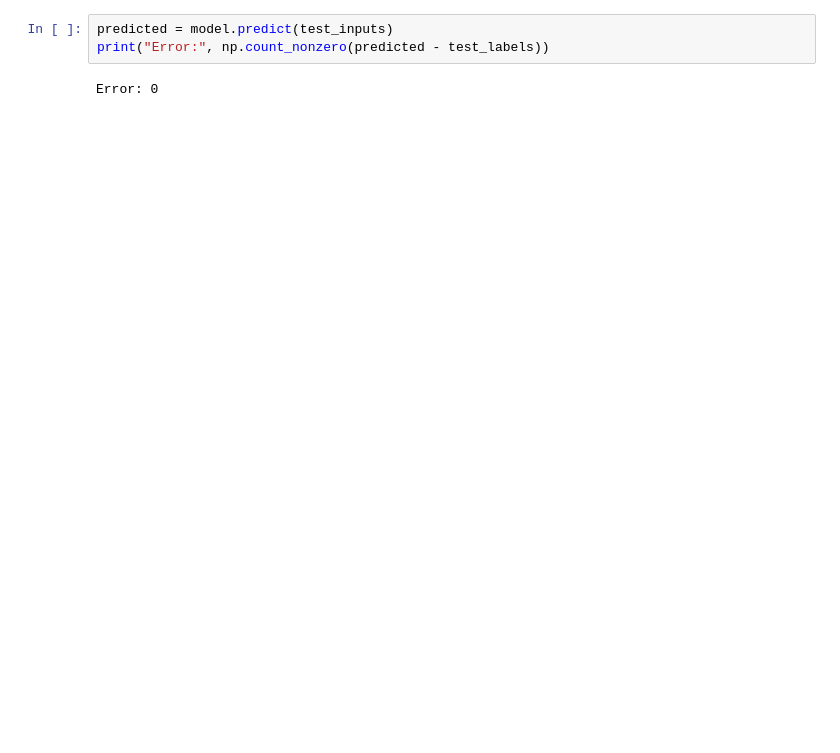
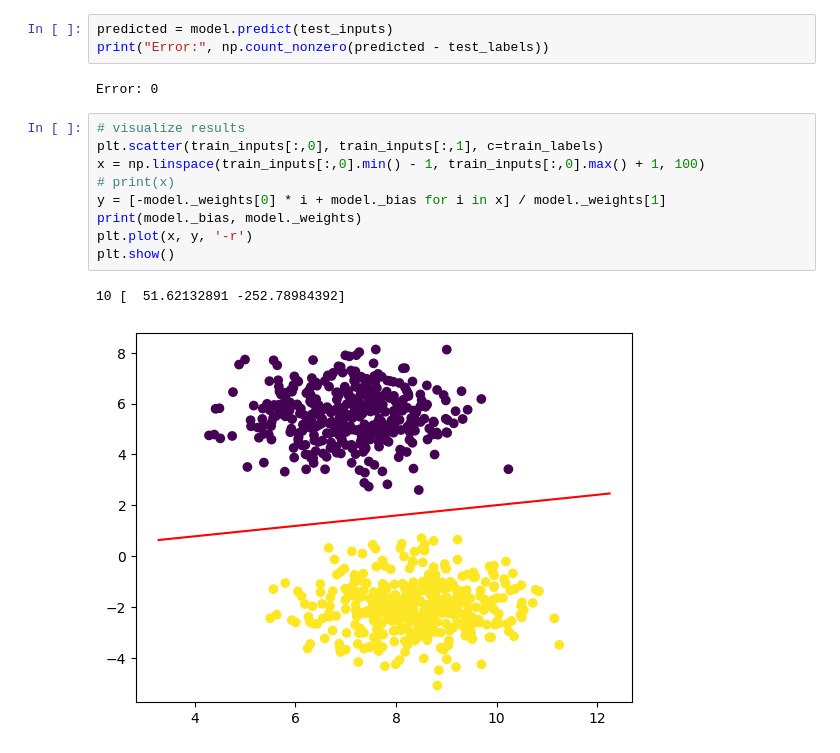
Before and after one commit to amirhosseinttt/perceptron, a Jupyter notebook: Q2.ipynb, the cells around one changed output. Drawn from its saved outputs; the diff is of its cells as text; blank space fills up the shorter version.

```diff
--- a/Q2.ipynb
+++ b/Q2.ipynb
@@ -73,3 +71,15 @@ predicted = model.predict(test_inputs)
 print("Error:", np.count_nonzero(predicted - test_labels))
 # %% [output]
 Error: 0
+# %%
+# visualize results
+plt.scatter(train_inputs[:,0], train_inputs[:,1], c=train_labels)
+x = np.linspace(train_inputs[:,0].min() - 1, train_inputs[:,0].max() + 1, 100)
+# print(x)
+y = [-model._weights[0] * i + model._bias for i in x] / model._weights[1]
+print(model._bias, model._weights)
+plt.plot(x, y, '-r')
+plt.show()
+# %% [output]
+10 [  51.62132891 -252.78984392]
+[figure, added]
```
Also changed, not shown: parts of 3 cells of this notebook, 1 other file.
